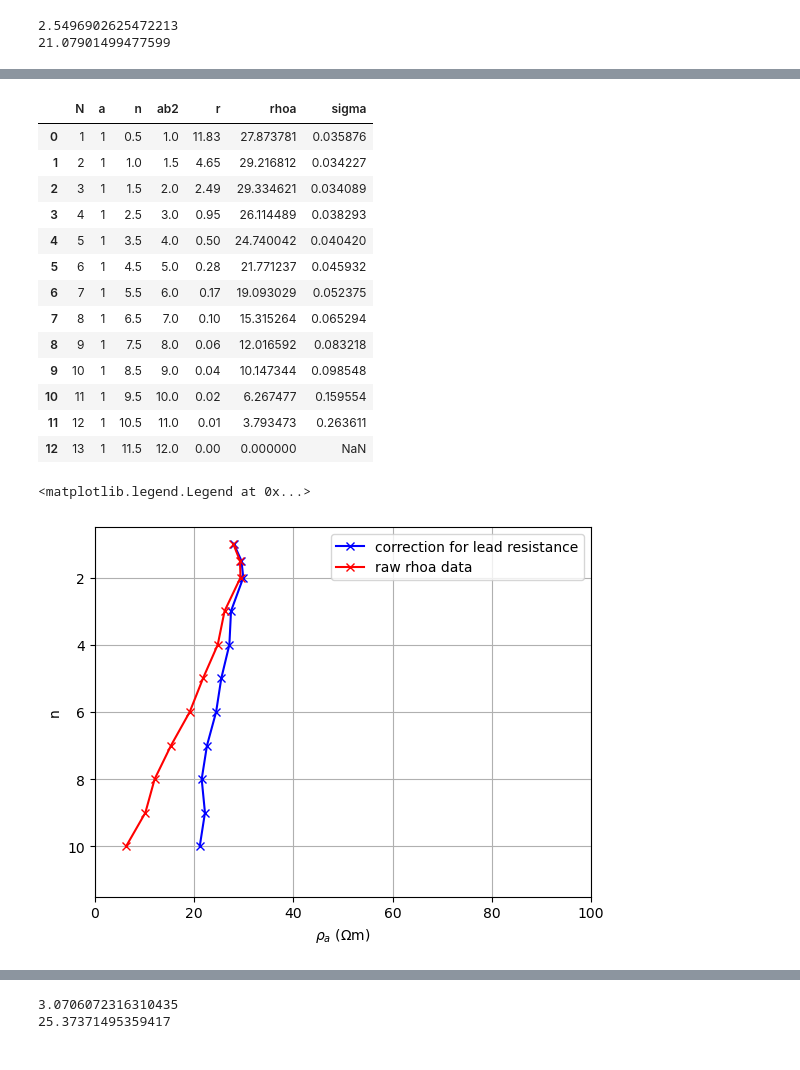
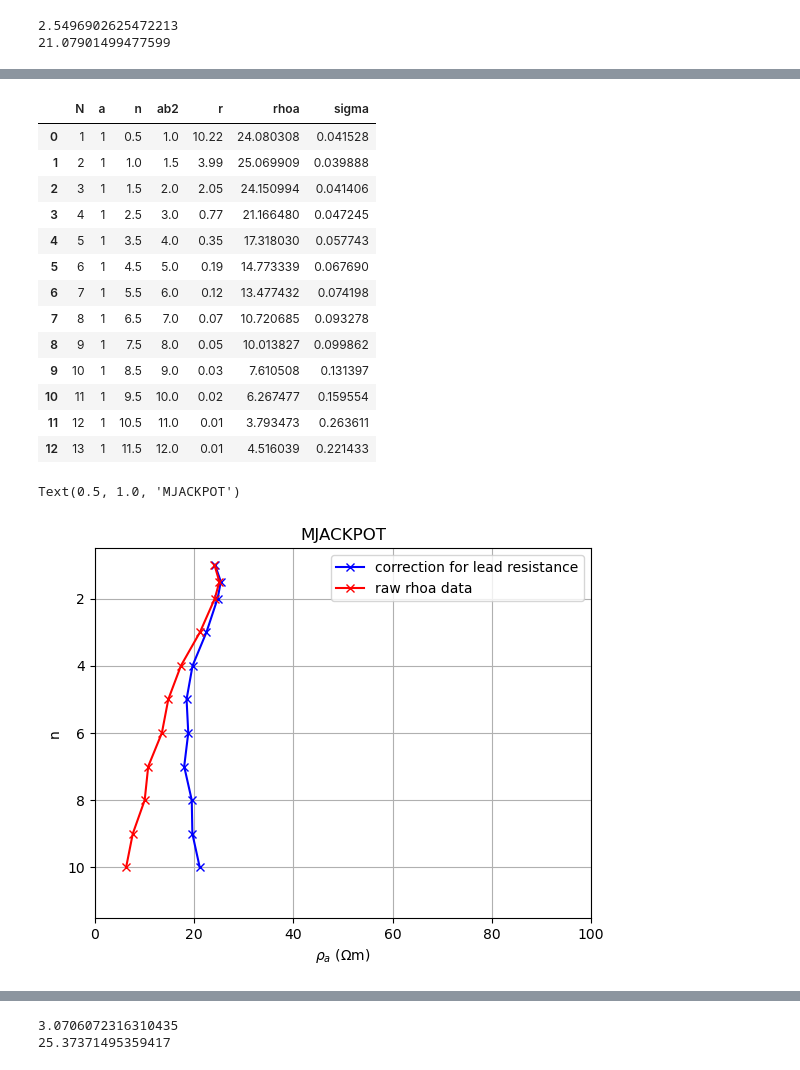
Before and after one commit to GarimaPrabhakar/bert-practice, a Jupyter notebook: tryingstuff/leadcorrection.ipynb, the cells around one changed output, grey strips where cells are left out. Saved outputs shown, nothing was run; the diff lists cells and outputs as text; code cells hidden in the pictures.

```diff
--- a/tryingstuff/leadcorrection.ipynb
+++ b/tryingstuff/leadcorrection.ipynb
@@ -181,7 +183,7 @@ print(np.average(corrected_rhoa(n[:-2], rhoa, popt[1])[:-2]))
 21.07901499477599
 # %%
 # Plotting djackns and its inversion
-df2 = djackns
+df2 = mjackns
 
 ab2 = df2["ab2"][:-2]
 mn2 = np.zeros(ab2.shape) + 0.5
@@ -223,32 +225,33 @@ Reached data fit criteria (delta phi < 2%). Stop.
 df2
 # %% [output]
 |  | N | a | n | ab2 | r | rhoa | sigma |
-| 0 | 1 | 1 | 0.5 | 1.0 | 11.83 | 27.873781 | 0.035876 |
-| 1 | 2 | 1 | 1.0 | 1.5 | 4.65 | 29.216812 | 0.034227 |
-| 2 | 3 | 1 | 1.5 | 2.0 | 2.49 | 29.334621 | 0.034089 |
-| 3 | 4 | 1 | 2.5 | 3.0 | 0.95 | 26.114489 | 0.038293 |
-| 4 | 5 | 1 | 3.5 | 4.0 | 0.50 | 24.740042 | 0.040420 |
-| 5 | 6 | 1 | 4.5 | 5.0 | 0.28 | 21.771237 | 0.045932 |
-| 6 | 7 | 1 | 5.5 | 6.0 | 0.17 | 19.093029 | 0.052375 |
-| 7 | 8 | 1 | 6.5 | 7.0 | 0.10 | 15.315264 | 0.065294 |
-| 8 | 9 | 1 | 7.5 | 8.0 | 0.06 | 12.016592 | 0.083218 |
-| 9 | 10 | 1 | 8.5 | 9.0 | 0.04 | 10.147344 | 0.098548 |
+| 0 | 1 | 1 | 0.5 | 1.0 | 10.22 | 24.080308 | 0.041528 |
+| 1 | 2 | 1 | 1.0 | 1.5 | 3.99 | 25.069909 | 0.039888 |
+| 2 | 3 | 1 | 1.5 | 2.0 | 2.05 | 24.150994 | 0.041406 |
+| 3 | 4 | 1 | 2.5 | 3.0 | 0.77 | 21.166480 | 0.047245 |
+| 4 | 5 | 1 | 3.5 | 4.0 | 0.35 | 17.318030 | 0.057743 |
+| 5 | 6 | 1 | 4.5 | 5.0 | 0.19 | 14.773339 | 0.067690 |
+| 6 | 7 | 1 | 5.5 | 6.0 | 0.12 | 13.477432 | 0.074198 |
+| 7 | 8 | 1 | 6.5 | 7.0 | 0.07 | 10.720685 | 0.093278 |
+| 8 | 9 | 1 | 7.5 | 8.0 | 0.05 | 10.013827 | 0.099862 |
+| 9 | 10 | 1 | 8.5 | 9.0 | 0.03 | 7.610508 | 0.131397 |
 | 10 | 11 | 1 | 9.5 | 10.0 | 0.02 | 6.267477 | 0.159554 |
 | 11 | 12 | 1 | 10.5 | 11.0 | 0.01 | 3.793473 | 0.263611 |
-| 12 | 13 | 1 | 11.5 | 12.0 | 0.00 | 0.000000 | NaN |
+| 12 | 13 | 1 | 11.5 | 12.0 | 0.01 | 4.516039 | 0.221433 |
 # %%
 # Plotting corrected rhoa
 plt.plot(corrected_rhoa(n[:-2], rhoa, popt[1]),ab2, 'bx-', label='correction for lead resistance')
 plt.plot(rhoa, ab2, 'rx-', label='raw rhoa data')
 plt.ylim((max(n), min(n)))
 plt.xlim(0, 100)
 plt.grid(True, which='both')
 plt.xlabel(r'$\rho_a$ ($\Omega$m)')
 plt.ylabel('n')
 plt.legend(loc='best')
+plt.title("MJACKPOT")
 # %% [output]
-<matplotlib.legend.Legend at 0x...>
+Text(0.5, 1.0, 'MJACKPOT')
-[figure, old version]
+[figure, new version]
 # %%
 # Fitting corrected data with two layers
 model, chi2, resp = invert(nlay, ab2, mn2, 200, corrected_rhoa(n[:-2], rhoa, popt[1]), 0.9)
```
Also changed, not shown: parts of 4 cells of this notebook, 2 other files.
